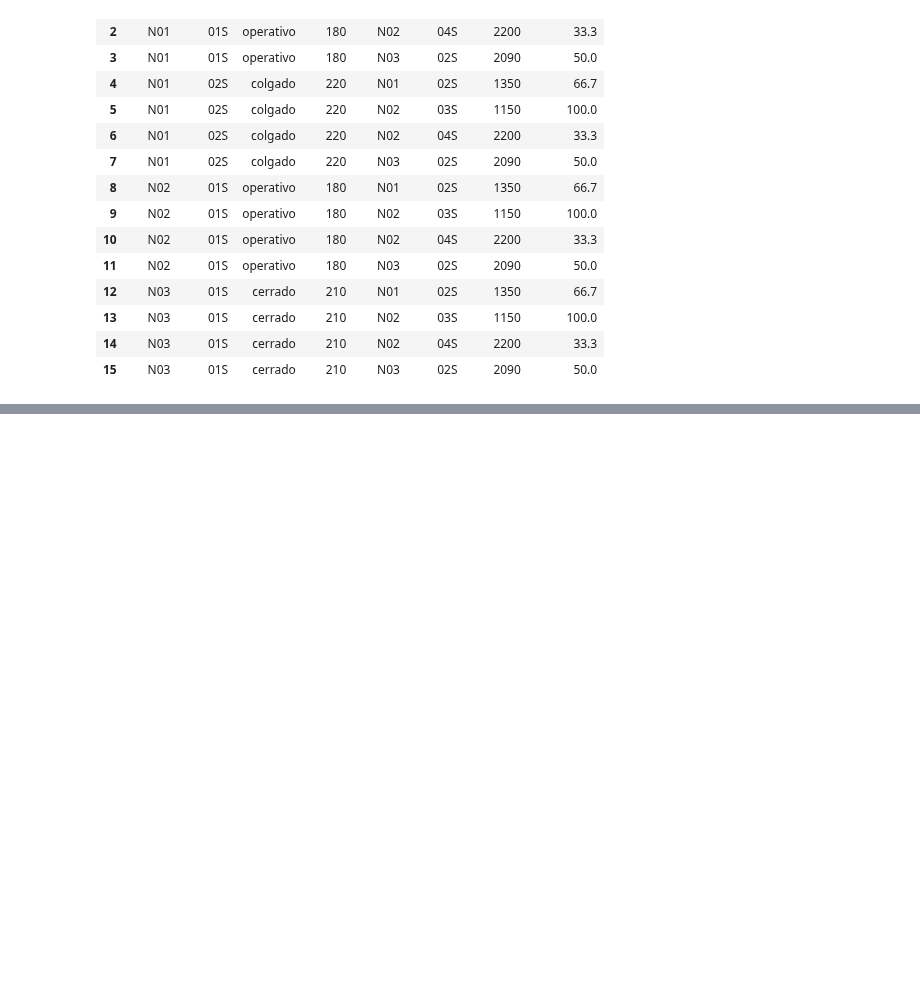
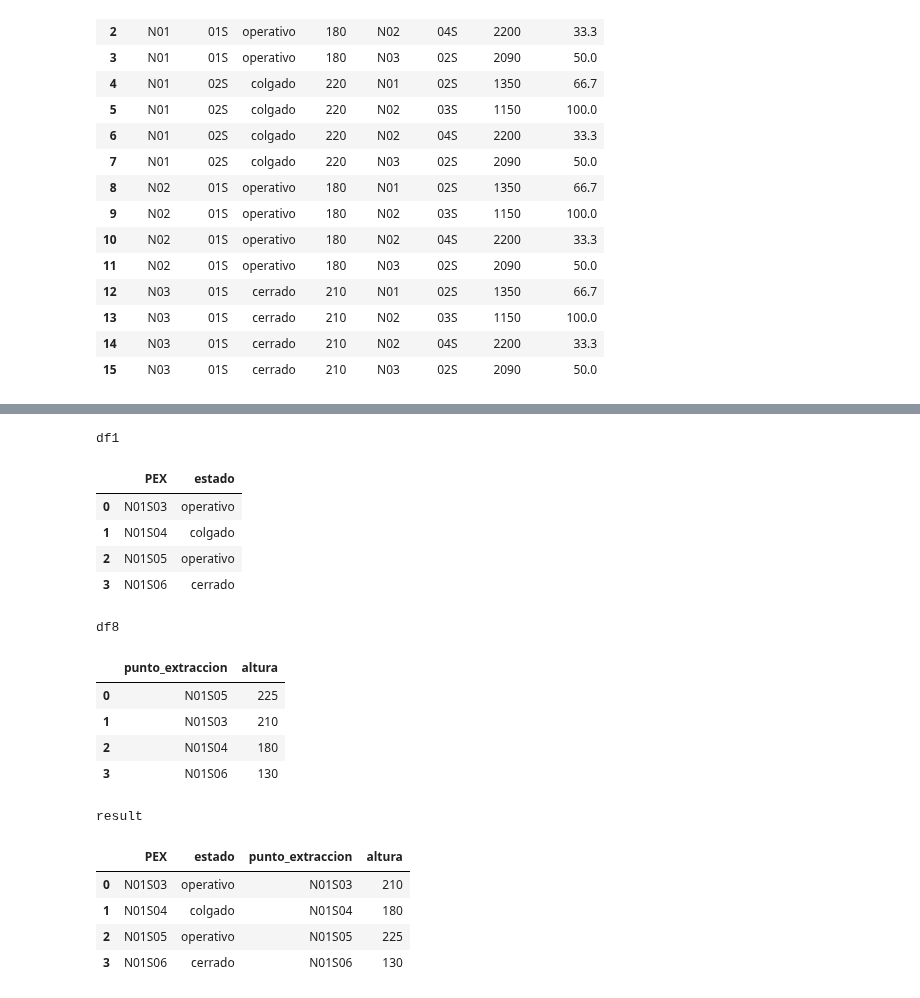
Before and after one commit to rquezadac/udd_data_analytics_lectures, a Jupyter notebook: seccion_02_pandas/clase_2_4.ipynb, the cells around one changed output, grey strips where cells are left out. Drawn from its saved outputs; the diff is of its cells as text; code cells hidden in the pictures; blank space fills up the shorter version.

```diff
--- a/seccion_02_pandas/clase_2_4.ipynb
+++ b/seccion_02_pandas/clase_2_4.ipynb
@@ -682,0 +818,22 @@ Notemos que, al setear el parámetro `how=cross`, debemos prescindir de especifi
+# %%
+# Mostramos los resultados de la combinación.
+Display("df1", "df8", "result")
+# %% [output]
+df1
+|  | PEX | estado |
+| 0 | N01S03 | operativo |
+| 1 | N01S04 | colgado |
+| 2 | N01S05 | operativo |
+| 3 | N01S06 | cerrado |
+df8
+|  | punto_extraccion | altura |
+| 0 | N01S05 | 225 |
+| 1 | N01S03 | 210 |
+| 2 | N01S04 | 180 |
+| 3 | N01S06 | 130 |
+result
+|  | PEX | estado | punto_extraccion | altura |
+| 0 | N01S03 | operativo | N01S03 | 210 |
+| 1 | N01S04 | colgado | N01S04 | 180 |
+| 2 | N01S05 | operativo | N01S05 | 225 |
+| 3 | N01S06 | cerrado | N01S06 | 130 |
```
Also changed, not shown: parts of 20 cells of this notebook.
